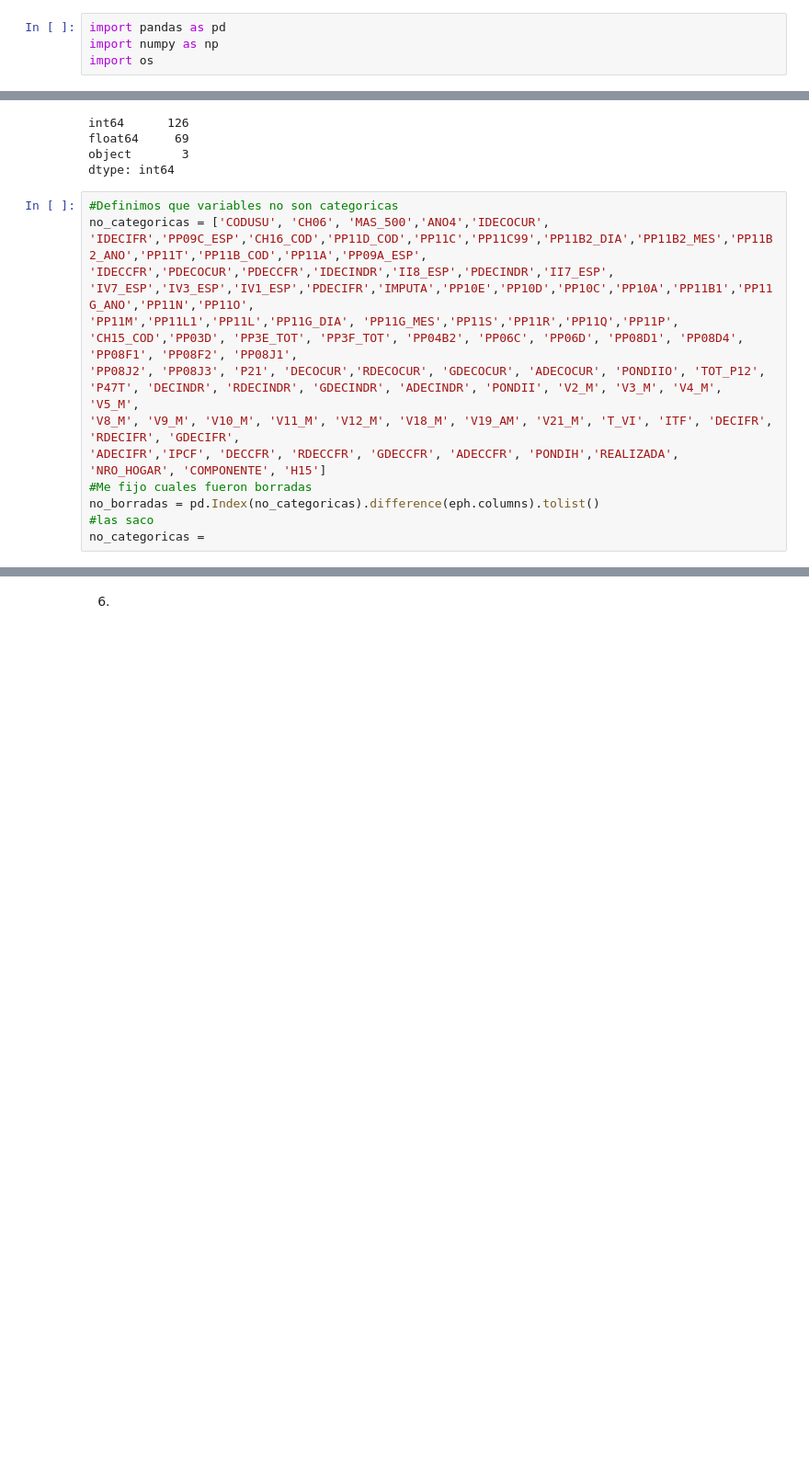
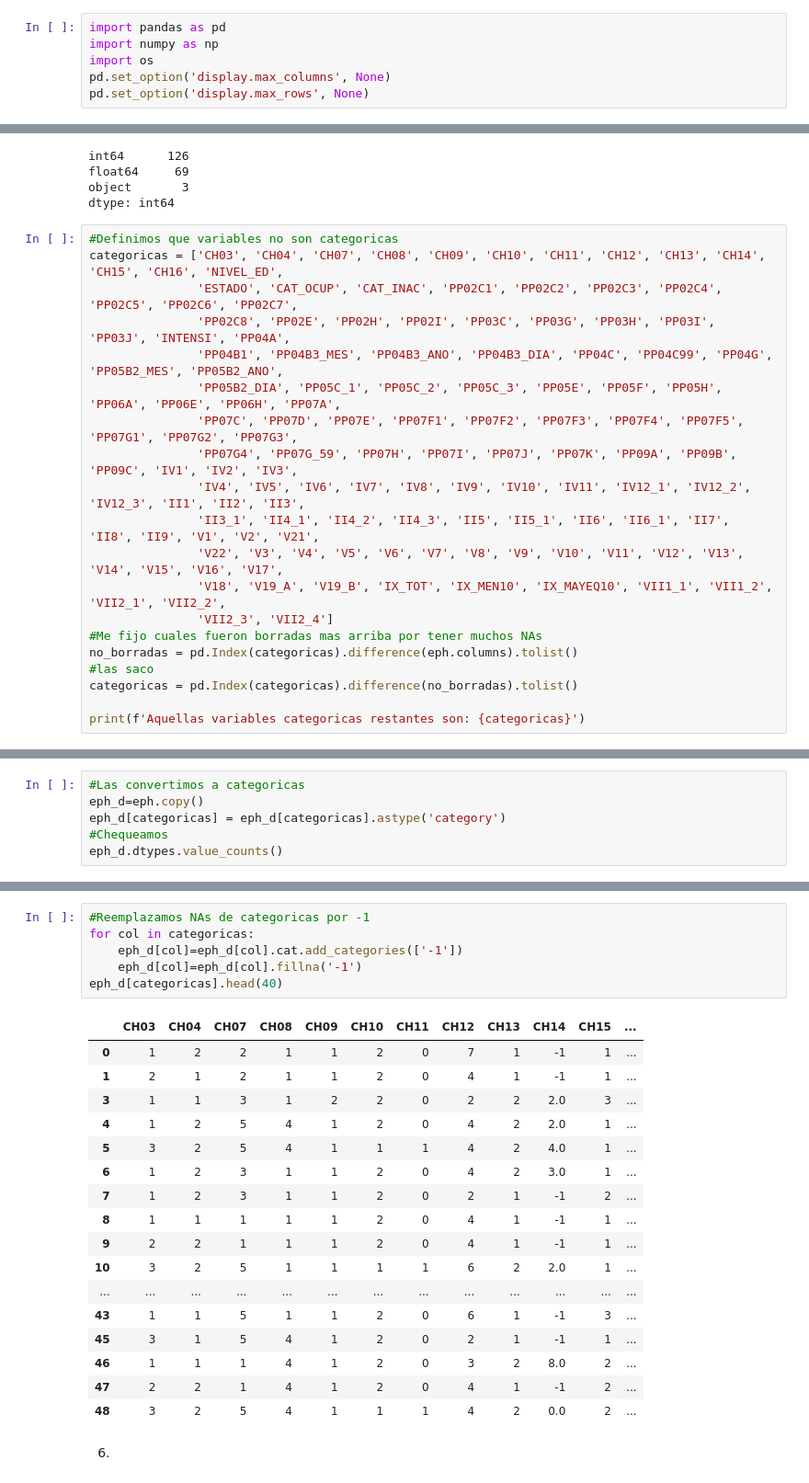
Before and after one commit to ferkrodriguez98/udesa-big-data, a Jupyter notebook: TP3 - Regularización aplicada a la EPH/TP3.ipynb, the cells around one changed output, grey strips where cells are left out. Shown at 92% size. Cells and saved outputs as stored; diff of their text form; blank space fills up the shorter version.

Commit message:
SALIO LO DE CATEGORICAS VAMOS
Co-Authored-By: Fermín Rodríguez del Castillo <ferkrodriguez98@gmail.com>

```diff
--- a/TP3 - Regularización aplicada a la EPH/TP3.ipynb
+++ b/TP3 - Regularización aplicada a la EPH/TP3.ipynb
@@ -25,6 +25,8 @@ $( document ).ready(code_toggle);
 import pandas as pd
 import numpy as np
 import os
+pd.set_option('display.max_columns', None)
+pd.set_option('display.max_rows', None)
 # %% [markdown]
 # Parte I: Análisis de la base de hogares y cálculo de pobreza
 # %% [markdown]
@@ -308,18 +310,22 @@ object       3
 dtype: int64
 # %%
 #Definimos que variables no son categoricas
-no_categoricas = ['CODUSU', 'CH06', 'MAS_500','ANO4','IDECOCUR',
-'IDECIFR','PP09C_ESP','CH16_COD','PP11D_COD','PP11C','PP11C99','PP11B2_DIA','PP11B2_MES','PP11B2_ANO','PP11T','PP11B_COD','PP11A','PP09A_ESP',
-'IDECCFR','PDECOCUR','PDECCFR','IDECINDR','II8_ESP','PDECINDR','II7_ESP',
-'IV7_ESP','IV3_ESP','IV1_ESP','PDECIFR','IMPUTA','PP10E','PP10D','PP10C','PP10A','PP11B1','PP11G_ANO','PP11N','PP11O',
-'PP11M','PP11L1','PP11L','PP11G_DIA', 'PP11G_MES','PP11S','PP11R','PP11Q','PP11P',
-'CH15_COD','PP03D', 'PP3E_TOT', 'PP3F_TOT', 'PP04B2', 'PP06C', 'PP06D', 'PP08D1', 'PP08D4', 'PP08F1', 'PP08F2', 'PP08J1',
-'PP08J2', 'PP08J3', 'P21', 'DECOCUR','RDECOCUR', 'GDECOCUR', 'ADECOCUR', 'PONDIIO', 'TOT_P12',
-'P47T', 'DECINDR', 'RDECINDR', 'GDECINDR', 'ADECINDR', 'PONDII', 'V2_M', 'V3_M', 'V4_M', 'V5_M',
-'V8_M', 'V9_M', 'V10_M', 'V11_M', 'V12_M', 'V18_M', 'V19_AM', 'V21_M', 'T_VI', 'ITF', 'DECIFR', 'RDECIFR', 'GDECIFR',
-'ADECIFR','IPCF', 'DECCFR', 'RDECCFR', 'GDECCFR', 'ADECCFR', 'PONDIH','REALIZADA',  'NRO_HOGAR', 'COMPONENTE', 'H15']
-#Me fijo cuales fueron borradas
-no_borradas = pd.Index(no_categoricas).difference(eph.columns).tolist()
+categoricas = ['CH03', 'CH04', 'CH07', 'CH08', 'CH09', 'CH10', 'CH11', 'CH12', 'CH13', 'CH14', 'CH15', 'CH16', 'NIVEL_ED',
+               'ESTADO', 'CAT_OCUP', 'CAT_INAC', 'PP02C1', 'PP02C2', 'PP02C3', 'PP02C4', 'PP02C5', 'PP02C6', 'PP02C7',
+               'PP02C8', 'PP02E', 'PP02H', 'PP02I', 'PP03C', 'PP03G', 'PP03H', 'PP03I', 'PP03J', 'INTENSI', 'PP04A',
+               'PP04B1', 'PP04B3_MES', 'PP04B3_ANO', 'PP04B3_DIA', 'PP04C', 'PP04C99', 'PP04G', 'PP05B2_MES', 'PP05B2_ANO',
+               'PP05B2_DIA', 'PP05C_1', 'PP05C_2', 'PP05C_3', 'PP05E', 'PP05F', 'PP05H', 'PP06A', 'PP06E', 'PP06H', 'PP07A',
+               'PP07C', 'PP07D', 'PP07E', 'PP07F1', 'PP07F2', 'PP07F3', 'PP07F4', 'PP07F5', 'PP07G1', 'PP07G2', 'PP07G3',
+               'PP07G4', 'PP07G_59', 'PP07H', 'PP07I', 'PP07J', 'PP07K', 'PP09A', 'PP09B', 'PP09C', 'IV1', 'IV2', 'IV3',
+               'IV4', 'IV5', 'IV6', 'IV7', 'IV8', 'IV9', 'IV10', 'IV11', 'IV12_1', 'IV12_2', 'IV12_3', 'II1', 'II2', 'II3',
+               'II3_1', 'II4_1', 'II4_2', 'II4_3', 'II5', 'II5_1', 'II6', 'II6_1', 'II7', 'II8', 'II9', 'V1', 'V2', 'V21',
+               'V22', 'V3', 'V4', 'V5', 'V6', 'V7', 'V8', 'V9', 'V10', 'V11', 'V12', 'V13', 'V14', 'V15', 'V16', 'V17',
+               'V18', 'V19_A', 'V19_B', 'IX_TOT', 'IX_MEN10', 'IX_MAYEQ10', 'VII1_1', 'VII1_2', 'VII2_1', 'VII2_2',
+               'VII2_3', 'VII2_4']
+#Me fijo cuales fueron borradas mas arriba por tener muchos NAs
+no_borradas = pd.Index(categoricas).difference(eph.columns).tolist()
 #las saco
-no_categoricas =
+categoricas = pd.Index(categoricas).difference(no_borradas).tolist()
+
+print(f'Aquellas variables categoricas restantes son: {categoricas}')
 # %% [output]
@@ -326,0 +333,6 @@ no_categoricas =
+# %%
+#Las convertimos a categoricas
+eph_d=eph.copy()
+eph_d[categoricas] = eph_d[categoricas].astype('category')
+#Chequeamos
+eph_d.dtypes.value_counts()
@@ -327,3 +357,27 @@ no_categoricas =
+# %%
+#Reemplazamos NAs de categoricas por -1
+for col in categoricas:
+    eph_d[col]=eph_d[col].cat.add_categories(['-1'])
+    eph_d[col]=eph_d[col].fillna('-1')
+eph_d[categoricas].head(40)
+# %% [output]
+|  | CH03 | CH04 | CH07 | CH08 | CH09 | CH10 | CH11 | CH12 | CH13 | CH14 | CH15 | ... |
+| 0 | 1 | 2 | 2 | 1 | 1 | 2 | 0 | 7 | 1 | -1 | 1 | ... |
+| 1 | 2 | 1 | 2 | 1 | 1 | 2 | 0 | 4 | 1 | -1 | 1 | ... |
+| 3 | 1 | 1 | 3 | 1 | 2 | 2 | 0 | 2 | 2 | 2.0 | 3 | ... |
+| 4 | 1 | 2 | 5 | 4 | 1 | 2 | 0 | 4 | 2 | 2.0 | 1 | ... |
+| 5 | 3 | 2 | 5 | 4 | 1 | 1 | 1 | 4 | 2 | 4.0 | 1 | ... |
+| 6 | 1 | 2 | 3 | 1 | 1 | 2 | 0 | 4 | 2 | 3.0 | 1 | ... |
+| 7 | 1 | 2 | 3 | 1 | 1 | 2 | 0 | 2 | 1 | -1 | 2 | ... |
+| 8 | 1 | 1 | 1 | 1 | 1 | 2 | 0 | 4 | 1 | -1 | 1 | ... |
+| 9 | 2 | 2 | 1 | 1 | 1 | 2 | 0 | 4 | 1 | -1 | 1 | ... |
+| 10 | 3 | 2 | 5 | 1 | 1 | 1 | 1 | 6 | 2 | 2.0 | 1 | ... |
+| ... | ... | ... | ... | ... | ... | ... | ... | ... | ... | ... | ... | ... |
+| 43 | 1 | 1 | 5 | 1 | 1 | 2 | 0 | 6 | 1 | -1 | 3 | ... |
+| 45 | 3 | 1 | 5 | 4 | 1 | 2 | 0 | 2 | 1 | -1 | 1 | ... |
+| 46 | 1 | 1 | 1 | 4 | 1 | 2 | 0 | 3 | 2 | 8.0 | 2 | ... |
+| 47 | 2 | 2 | 1 | 4 | 1 | 2 | 0 | 4 | 1 | -1 | 2 | ... |
+| 48 | 3 | 2 | 5 | 4 | 1 | 1 | 1 | 4 | 2 | 0.0 | 2 | ... |
 # %% [markdown]
 6)
 # %% [markdown]
```
Also changed, not shown: parts of 8 cells of this notebook.
